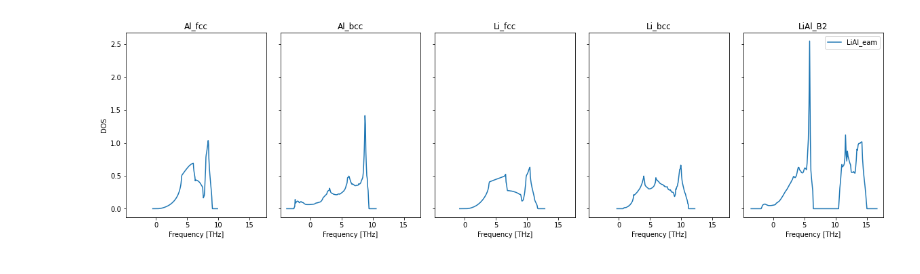
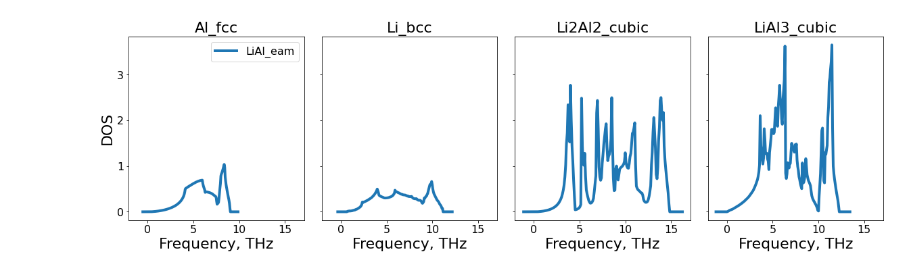
Before and after one commit to pyiron-workshop/potentials-workshop-2022, a Jupyter notebook: validation/validation_LiAl.ipynb, the cells around one changed output. Cells and saved outputs as stored; diff of their text form; code cells hidden in the pictures.

```diff
--- a/validation/validation_LiAl.ipynb
+++ b/validation/validation_LiAl.ipynb
@@ -159,6 +231,7 @@ table = pr.create_table("table_murn", delete_existing_job=True)
 table.convert_to_object = True
 table.db_filter_function = get_only_murn
 table.add["potential"] = get_potential
+table.add["ase_atoms"] = get_ase_atoms
 table.add["compound"] = get_compound
 table.add["crystal_structure"] = get_crystal_structure
 table.add["a"] = get_eq_lp
@@ -167,5 +240,8 @@ table.add["eq_bm"] = get_eq_bm
 table.add["eq_energy"] = get_eq_energy
 table.add["n_atoms"] = get_n_atoms
 table.run()
+
 data_murn = table.get_dataframe()
+data_murn["phase"] = data_murn.compound + "_" + data_murn.crystal_structure
+data_murn
 # %% [output]
@@ -196,0 +308,5 @@ data_murn
+# %%
+list_of_phases = ["Al_fcc","Li_bcc","Li2Al2_cubic","LiAl3_cubic"]
+
+subset_murn = data_murn[data_murn["phase"].isin(list_of_phases)]
+subset_murn
@@ -200,8 +322,8 @@ for pot in potentials_list:
     pr_pot = pr.create_group(group_name)
     print(group_name)
 
-    for _, row in data_murn[data_murn.potential==group_name].iterrows():
-        job_id = row.job_id
+    for _, row in subset_murn[subset_murn.potential==group_name].iterrows():
+        job_id = row["job_id"]
 
         job_ref = pr_pot.create_job(pr_pot.job_type.Lammps, f"ref_job_{row.compound}_{row.crystal_structure}")
         ref = pr_pot.load(job_id)
@@ -259,5 +381,7 @@ table.add["crystal_structure"] = get_crystal_structure
 
 table.run()
 data_elastic = table.get_dataframe()
+data_elastic["phase"] = data_elastic.compound + "_" + data_elastic.crystal_structure
+data_elastic = data_elastic[data_elastic["phase"].isin(list_of_phases)]
 data_elastic
 # %% [output]
@@ -381,31 +394,35 @@ fig.subplots_adjust(wspace=0.1);
 # %%
-fig, ax_list = plt.subplots(ncols=len(df_ground_state.phase.unique()), nrows=1, sharex="row", sharey="row")
+fig, ax_list = plt.subplots(ncols=len(data_elastic.phase.unique()), nrows=1, sharex="row", sharey="row")
 
 fig.set_figwidth(20)
 fig.set_figheight(5)
 
-color_palette = sns.color_palette("tab10", n_colors=len(df_ground_state.potential.unique()))
+color_palette = sns.color_palette("tab10", n_colors=len(data_elastic.potential.unique()))
 
 
-for i, phase in enumerate(df_ground_state.phase.unique()):
+for i, phase in enumerate(data_elastic.phase.unique()):
 
     ax = ax_list[i]
-    data = df_ground_state[df_ground_state.phase == phase]
+    data = data_elastic[data_elastic.phase == phase]
 
 
 
     for j, pot in enumerate(potentials_list):
 
         phonopy_job = pr[get_clean_project_name(pot) + f"/phonopy_job_{phase}"]
 
         thermo = phonopy_job.get_thermal_properties(t_min=0, t_max=800)
 
-        ax.plot(phonopy_job["output/dos_energies"], phonopy_job["output/dos_total"], color=color_palette[j], label=get_clean_project_name(pot))
-        ax.set_xlabel("Frequency [THz]")
-    ax.set_title(f"{phase}")
-ax_list[0].set_ylabel("DOS")
+        ax.plot(phonopy_job["output/dos_energies"], phonopy_job["output/dos_total"],
+                lw=4,
+                color=color_palette[j],
+                label=get_clean_project_name(pot))
+        ax.set_xlabel("Frequency, THz",fontsize=22)
+    ax.set_title(f"{phase}",fontsize=22)
+    ax.tick_params(labelsize=16)
+ax_list[0].set_ylabel("DOS",fontsize=22)
 
-ax_list[-1].legend()
+ax_list[0].legend(prop={"size":16})
 fig.subplots_adjust(wspace=0.1);
 # %% [output]
-[figure, old version]
+[figure, new version]
```
Also changed, not shown: parts of 55 cells of this notebook, 7 other files.
